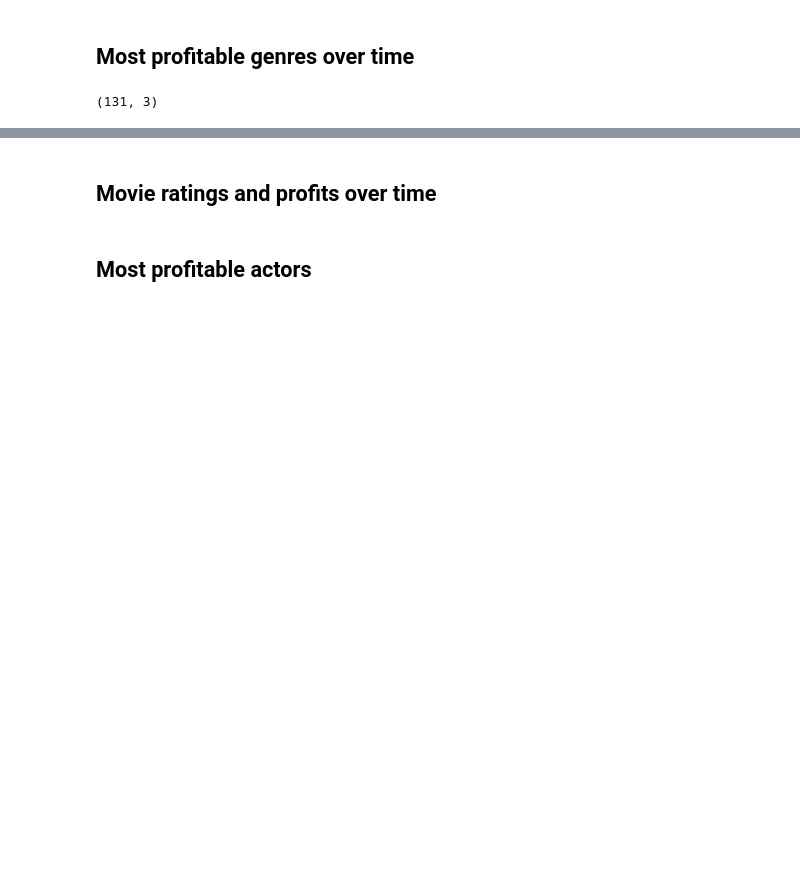
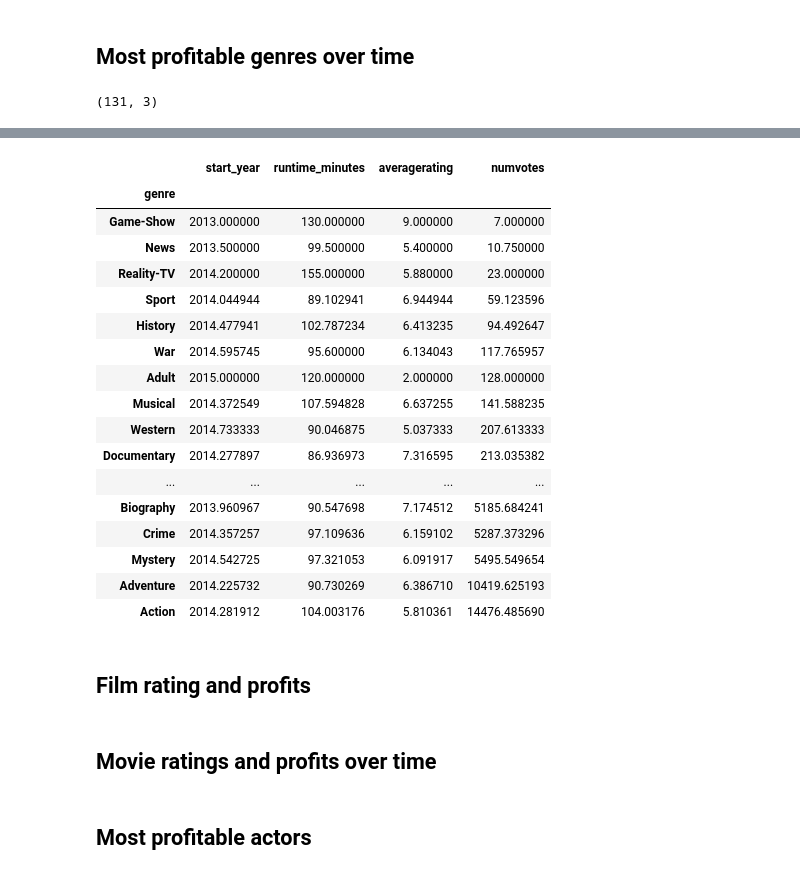
Before and after one commit to edejesus196/dsc-mod-1-project-v2-1-nyc01-dtsc-ft-080320, a Jupyter notebook: student.ipynb, the cells around one changed output, grey strips where cells are left out. Drawn from its saved outputs; the diff is of its cells as text; code cells hidden in the pictures; blank space fills up the shorter version.

```diff
--- a/student.ipynb
+++ b/student.ipynb
@@ -120,3 +377,26 @@ profits_by_year_fig.show()
+# %%
+movies_title_df.groupby('genre').mean().sort_values('numvotes')
+# %% [output]
+|  | start_year | runtime_minutes | averagerating | numvotes |
+| genre |  |  |  |  |
+| Game-Show | 2013.000000 | 130.000000 | 9.000000 | 7.000000 |
+| News | 2013.500000 | 99.500000 | 5.400000 | 10.750000 |
+| Reality-TV | 2014.200000 | 155.000000 | 5.880000 | 23.000000 |
+| Sport | 2014.044944 | 89.102941 | 6.944944 | 59.123596 |
+| History | 2014.477941 | 102.787234 | 6.413235 | 94.492647 |
+| War | 2014.595745 | 95.600000 | 6.134043 | 117.765957 |
+| Adult | 2015.000000 | 120.000000 | 2.000000 | 128.000000 |
+| Musical | 2014.372549 | 107.594828 | 6.637255 | 141.588235 |
+| Western | 2014.733333 | 90.046875 | 5.037333 | 207.613333 |
+| Documentary | 2014.277897 | 86.936973 | 7.316595 | 213.035382 |
+| ... | ... | ... | ... | ... |
+| Biography | 2013.960967 | 90.547698 | 7.174512 | 5185.684241 |
+| Crime | 2014.357257 | 97.109636 | 6.159102 | 5287.373296 |
+| Mystery | 2014.542725 | 97.321053 | 6.091917 | 5495.549654 |
+| Adventure | 2014.225732 | 90.730269 | 6.386710 | 10419.625193 |
+| Action | 2014.281912 | 104.003176 | 5.810361 | 14476.485690 |
+# %% [markdown]
+## Film rating and profits
 # %% [markdown]
 ## Movie ratings and profits over time
 # %% [markdown]
```
Also changed, not shown: parts of 16 cells of this notebook, 3 other files.
